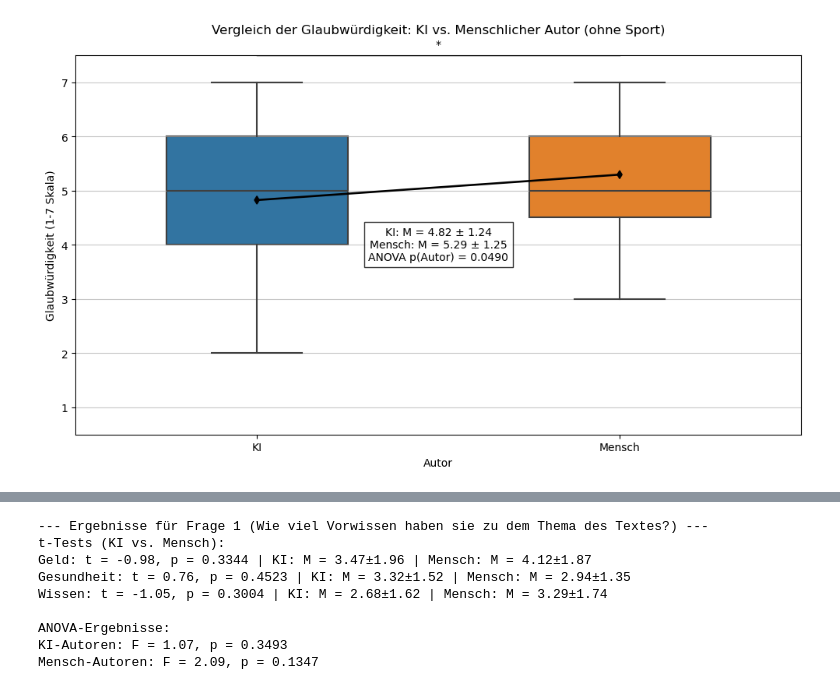
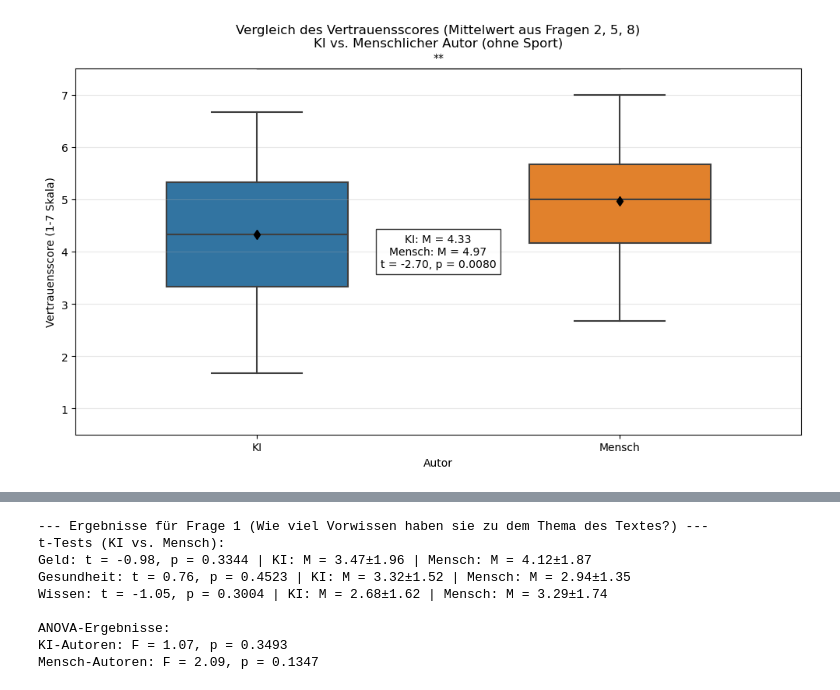
Before and after one commit to FlorianZierer/Impact-of-topic-on-credibility, a Jupyter notebook: auswertung_ohne_sport.ipynb, the cells around one changed output, grey strips where cells are left out. Drawn from its saved outputs; the diff is of its cells as text; code cells hidden in the pictures.

```diff
--- a/auswertung_ohne_sport.ipynb
+++ b/auswertung_ohne_sport.ipynb
@@ -3,9 +3,9 @@ import pandas as pd
 import matplotlib.pyplot as plt
 import seaborn as sns
 import scipy.stats as stats
+import numpy as np
 import statsmodels.api as sm
 from statsmodels.formula.api import ols
-import numpy as np
 
 # 1. Daten laden und vorbereiten
 ai_data = pd.read_csv('ai_labelled.csv')
@@ -14,21 +14,23 @@ ai_data['Autor'] = 'KI'
 human_data['Autor'] = 'Mensch'
 data = pd.concat([ai_data, human_data])
 
-# 2. Daten für Glaubwürdigkeit (Frage 2) umwandeln - OHNE SPORT
-melted_data = pd.melt(data, id_vars=['Autor'],
-                     value_vars=[
-                         'Geld - 2. Wie glaubwürdig fanden Sie den Text ?',
-                         'Gesundheit - 2. Wie glaubwürdig fanden Sie den Text ?',
-                         'Wissen - 2. Wie glaubwürdig fanden Sie den Text ?'  # Sport bewusst ausgeschlossen
-                     ],
-                     var_name='Thema',
-                     value_name='Glaubwürdigkeit')
+# 2. Mittelwert aus Fragen 2, 5, 8 berechnen (ohne Sport)
+def calculate_mean_score(row, topic):
+    q2 = row[f'{topic} - 2. Wie glaubwürdig fanden Sie den Text ?']
+    q5 = row[f'{topic} - 5. Wie viel Vertrauen haben Sie in den Inhalt des Textes?']
+    q8 = row[f'{topic} - 8. Wie sehr vertrauen Sie den im Text präsentierten Informationen?']
+    return np.mean([q2, q5, q8])
 
-# Dokumentation des Ausschlusses
-print("HINWEIS: Sport-Daten wurden aufgrund eines identifizierten Textfehlers (falsche Spielerzuordnung) ausgeschlossen\n")
+# Daten umwandeln (nur Geld, Gesundheit, Wissen)
+melted_data = pd.DataFrame()
+for topic in ['Geld', 'Gesundheit', 'Wissen']:  # Sport entfernt
+    temp_df = data[['Autor']].copy()
+    temp_df['Thema'] = topic
+    temp_df['Vertrauensscore'] = data.apply(lambda row: calculate_mean_score(row, topic), axis=1)
+    melted_data = pd.concat([melted_data, temp_df])
 
-# 3. ANOVA durchführen (ohne Sport)
-model = ols('Glaubwürdigkeit ~ C(Autor) + C(Thema) + C(Autor):C(Thema)', data=melted_data).fit()
+# 3. ANOVA durchführen
+model = ols('Vertrauensscore ~ C(Autor) + C(Thema) + C(Autor):C(Thema)', data=melted_data).fit()
 anova_table = sm.stats.anova_lm(model, typ=2)
 print("ANOVA-Tabelle (ohne Sport):")
 print(anova_table)
@@ -37,25 +39,23 @@ print(anova_table)
 plt.figure(figsize=(10, 6))
 
 # Boxplot mit Signifikanzmarkierung
-ax = sns.boxplot(x='Autor', y='Glaubwürdigkeit', data=melted_data,
+ax = sns.boxplot(x='Autor', y='Vertrauensscore', data=melted_data,
                  palette={'KI': '#1f77b4', 'Mensch': '#ff7f0e'},
-                 width=0.5)
+                 width=0.5, showmeans=True,
+                 meanprops={"marker":"d", "markerfacecolor":"black", "markeredgecolor":"black"})
 
-# Mittelwerte als Punkte einzeichnen
-sns.pointplot(x='Autor', y='Glaubwürdigkeit', data=melted_data,
-              color='black', markers='d', scale=0.7,
-              errorbar=None, estimator=np.mean)
-
-# p-Wert aus der ANOVA für den Haupteffekt "Autor" extrahieren
-p_val_autor = anova_table.loc['C(Autor)', 'PR(>F)']
+# t-Test und Signifikanzmarkierung
+ki_values = melted_data[melted_data['Autor'] == 'KI']['Vertrauensscore']
+human_values = melted_data[melted_data['Autor'] == 'Mensch']['Vertrauensscore']
+t_stat, p_val = stats.ttest_ind(ki_values, human_values)
 
 # Signifikanzsterne hinzufügen
-y_max = melted_data['Glaubwürdigkeit'].max() + 0.5
-if p_val_autor < 0.001:
+y_max = melted_data['Vertrauensscore'].max() + 0.5
+if p_val < 0.001:
     sig_symbol = '***'
-elif p_val_autor < 0.01:
+elif p_val < 0.01:
     sig_symbol = '**'
-elif p_val_autor < 0.05:
+elif p_val < 0.05:
     sig_symbol = '*'
 else:
     sig_symbol = 'n.s.'
@@ -64,27 +64,21 @@ plt.plot([0, 1], [y_max, y_max], color='black', lw=1)
 plt.text(0.5, y_max+0.1, sig_symbol, ha='center', va='bottom', color='black')
 
 # Diagramm beschriften
-plt.title('Vergleich der Glaubwürdigkeit: KI vs. Menschlicher Autor (ohne Sport)', pad=20)
+plt.grid(axis='y', alpha=0.3)
+plt.title('Vergleich des Vertrauensscores (Mittelwert aus Fragen 2, 5, 8)\nKI vs. Menschlicher Autor (ohne Sport)', pad=20)
 plt.xlabel('Autor')
-plt.ylabel('Glaubwürdigkeit (1-7 Skala)')
+plt.ylabel('Vertrauensscore (1-7 Skala)')
 plt.ylim(0.5, 7.5)
 
-# Deskriptive Statistiken und ANOVA-Ergebnisse anzeigen
-ki_mean = melted_data[melted_data['Autor'] == 'KI']['Glaubwürdigkeit'].mean()
-human_mean = melted_data[melted_data['Autor'] == 'Mensch']['Glaubwürdigkeit'].mean()
-ki_std = melted_data[melted_data['Autor'] == 'KI']['Glaubwürdigkeit'].std()
-human_std = melted_data[melted_data['Autor'] == 'Mensch']['Glaubwürdigkeit'].std()
 
+# Deskriptive Statistiken anzeigen
+ki_mean = np.mean(ki_values)
+human_mean = np.mean(human_values)
 plt.text(0.5, 0.5,
-         f"KI: M = {ki_mean:.2f} ± {ki_std:.2f}\nMensch: M = {human_mean:.2f} ± {human_std:.2f}\nANOVA p(Autor) = {p_val_autor:.4f}",
+         f"KI: M = {ki_mean:.2f}\nMensch: M = {human_mean:.2f}\nt = {t_stat:.2f}, p = {p_val:.4f}",
          ha='center', va='center', transform=ax.transAxes,
          bbox=dict(facecolor='white', alpha=0.8))
 
 plt.tight_layout()
-plt.grid(axis='y', alpha=0.7)
 plt.show()
-
-# Zusätzliche Themen-spezifische Analyse (ohne Sport)
-print("\nThemenspezifische Mittelwerte (ohne Sport):")
-print(melted_data.groupby(['Autor', 'Thema'])['Glaubwürdigkeit'].agg(['mean', 'std']))
 # %% [output]
@@ -99 +91 @@ Residual           152.433437  102.0       NaN       NaN
-[figure, old version]
+[figure, new version]
```
Also changed, not shown: parts of 6 cells of this notebook, 1 other file.
